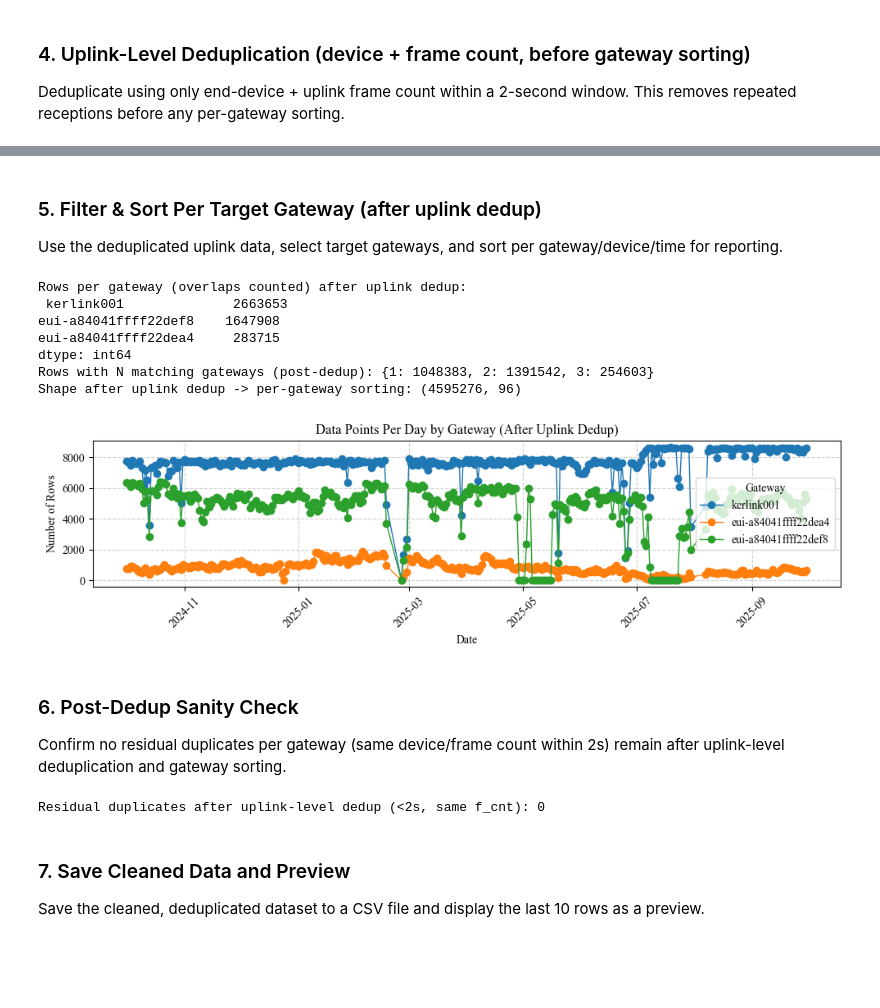
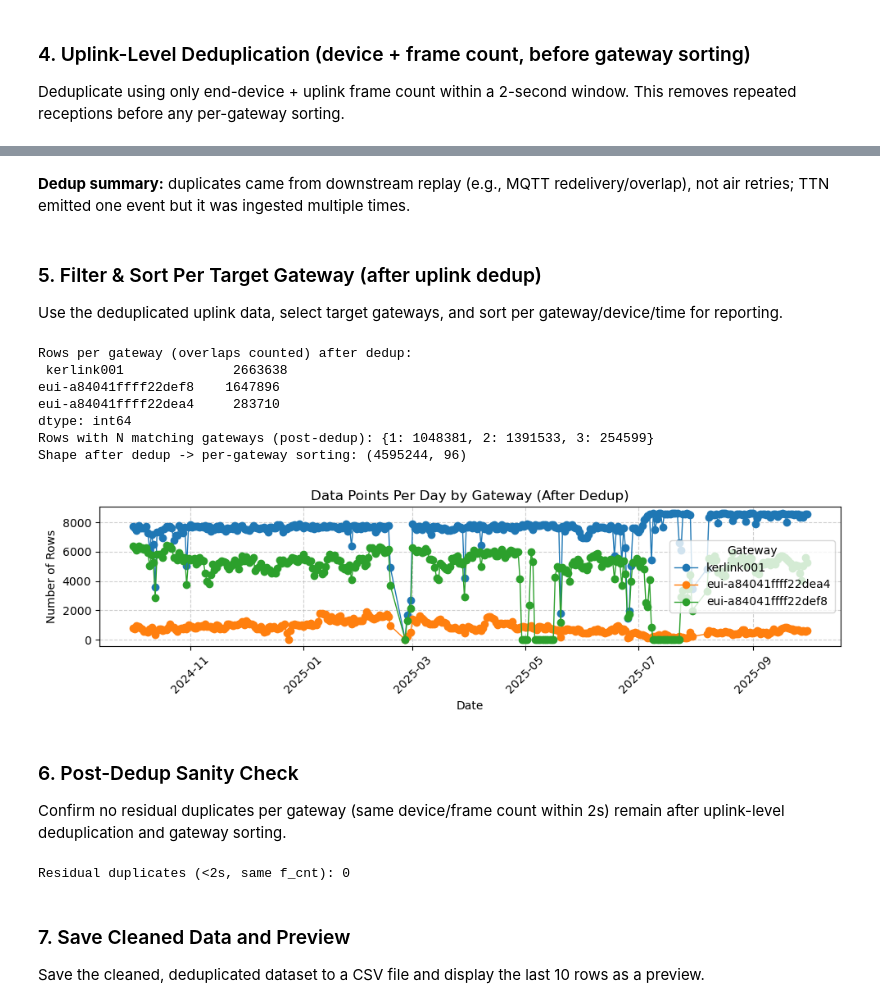
Before and after one commit to nahshonmokua/LoRaWAN-indoor-localization, a Jupyter notebook: 01_Data Sorting.ipynb, the cells around one changed output, grey strips where cells are left out. Cells and saved outputs as stored; diff of their text form; code cells hidden in the pictures; blank space fills up the shorter version.

Commit message:
Proper removal of duplicates

```diff
--- a/01_Data Sorting.ipynb
+++ b/01_Data Sorting.ipynb
@@ -178,70 +251,79 @@ Rows removed: 560797
+# %% [markdown]
+**Dedup summary:**
+ duplicates came from downstream replay (e.g., MQTT redelivery/overlap), not air retries; TTN emitted one event but it was ingested multiple times.
 # %% [markdown]
 ### 5. Filter & Sort Per Target Gateway (after uplink dedup)
 
 Use the deduplicated uplink data, select target gateways, and sort per gateway/device/time for reporting.
 # %%
+gateway_cols = [f'uplink_message_rx_metadata_{i}_gateway_ids_gateway_id' for i in range(3)]
+
+df_uplink_dedup = df_uplink  # already deduped above
 target_gateways = ["kerlink001", "eui-a84041ffff22dea4", "eui-a84041ffff22def8"]
 
-# Any-column hit per gateway on the deduped data
 hit_matrix = pd.DataFrame({gw: df_uplink_dedup[gateway_cols].eq(gw).any(axis=1) for gw in target_gateways})
 
 per_gw_counts = hit_matrix.sum().sort_values(ascending=False)
-print("Rows per gateway (overlaps counted) after uplink dedup:\n", per_gw_counts)
+print("Rows per gateway (overlaps counted) after dedup:\n", per_gw_counts)
 
 overlap_sizes = hit_matrix.sum(axis=1).value_counts().sort_index()
 print("Rows with N matching gateways (post-dedup):", overlap_sizes.to_dict())
 
-per_gw_frames = []
-daily_by_gw = {}
-
+per_gw_frames, daily_by_gw = [], {}
 for gw in target_gateways:
     sub = df_uplink_dedup.loc[hit_matrix[gw]].copy()
     sub['gateway_id'] = gw
     sub['time'] = pd.to_datetime(sub['time'], errors='coerce', utc=True)
     sub = sub.dropna(subset=['time']).sort_values(['gateway_id', 'end_device_ids_device_id', 'time'])
     sub['date'] = sub['time'].dt.date
     per_gw_frames.append(sub)
     daily_by_gw[gw] = sub.groupby('date').size()
 
 df_dedup_by_gw = pd.concat(per_gw_frames, ignore_index=True)
-print("Shape after uplink dedup -> per-gateway sorting:", df_dedup_by_gw.shape)
+print("Shape after dedup -> per-gateway sorting:", df_dedup_by_gw.shape)
 
 daily_df = pd.DataFrame(daily_by_gw).fillna(0)
 plt.figure(figsize=(10, 3))
 for gw in daily_df.columns:
     plt.plot(daily_df.index, daily_df[gw], marker="o", linewidth=1, label=gw)
-plt.title("Data Points Per Day by Gateway (After Uplink Dedup)")
+plt.title("Data Points Per Day by Gateway (After Dedup)")
 plt.xlabel("Date")
 plt.ylabel("Number of Rows")
 plt.xticks(rotation=45)
 plt.grid(True, linestyle="--", alpha=0.6)
 plt.legend(title="Gateway")
 plt.tight_layout()
 plt.show()
 # %% [output]
-Rows per gateway (overlaps counted) after uplink dedup:
- kerlink001              2663653
-eui-a84041ffff22def8    1647908
-eui-a84041ffff22dea4     283715
+Rows per gateway (overlaps counted) after dedup:
+ kerlink001              2663638
+eui-a84041ffff22def8    1647896
+eui-a84041ffff22dea4     283710
 dtype: int64
-Rows with N matching gateways (post-dedup): {1: 1048383, 2: 1391542, 3: 254603}
-Shape after uplink dedup -> per-gateway sorting: (4595276, 96)
+Rows with N matching gateways (post-dedup): {1: 1048381, 2: 1391533, 3: 254599}
+Shape after dedup -> per-gateway sorting: (4595244, 96)
-[figure, old version]
+[figure, new version]
 # %% [markdown]
 ### 6. Post-Dedup Sanity Check
 
 Confirm no residual duplicates per gateway (same device/frame count within 2s) remain after uplink-level deduplication and gateway sorting.
 # %%
-chk = df_dedup_by_gw.sort_values(['gateway_id', 'end_device_ids_device_id', 'time']).copy()
+# Residual dup check after per-gateway expansion
+chk = df_dedup_by_gw.copy()
+chk['time'] = pd.to_datetime(chk['time'], errors='coerce', utc=True)
+chk['f_cnt_int'] = pd.to_numeric(chk['uplink_message_f_cnt'], errors='coerce').astype('Int64')
+chk = chk.dropna(subset=['time'])
+
+chk = chk.sort_values(['gateway_id', 'end_device_ids_device_id', 'time'])
 g2 = chk.groupby(['gateway_id', 'end_device_ids_device_id'], sort=False)
 chk['dt_check'] = g2['time'].diff().dt.total_seconds()
-chk['f_cnt_diff_check'] = g2['uplink_message_f_cnt'].diff()
+chk['f_cnt_diff_check'] = g2['f_cnt_int'].diff()
 resid_dups = ((chk['f_cnt_diff_check'] == 0) & (chk['dt_check'] >= 0) & (chk['dt_check'] < 2)).sum()
-print("Residual duplicates after uplink-level dedup (<2s, same f_cnt):", resid_dups)
+print(f"Residual duplicates (<2s, same f_cnt): {resid_dups}")
 
-df_dedup_final = chk.drop(columns=['dt_check', 'f_cnt_diff_check'], errors='ignore').reset_index(drop=True)
+df_dedup_final = chk.drop(columns=['dt_check', 'f_cnt_diff_check', 'f_cnt_int'], errors='ignore').reset_index(drop=True)
 # %% [output]
-Residual duplicates after uplink-level dedup (<2s, same f_cnt): 0
+Residual duplicates (<2s, same f_cnt): 0
 # %% [markdown]
 ### 7. Save Cleaned Data and Preview
 
```
Also changed, not shown: parts of 5 cells of this notebook.
